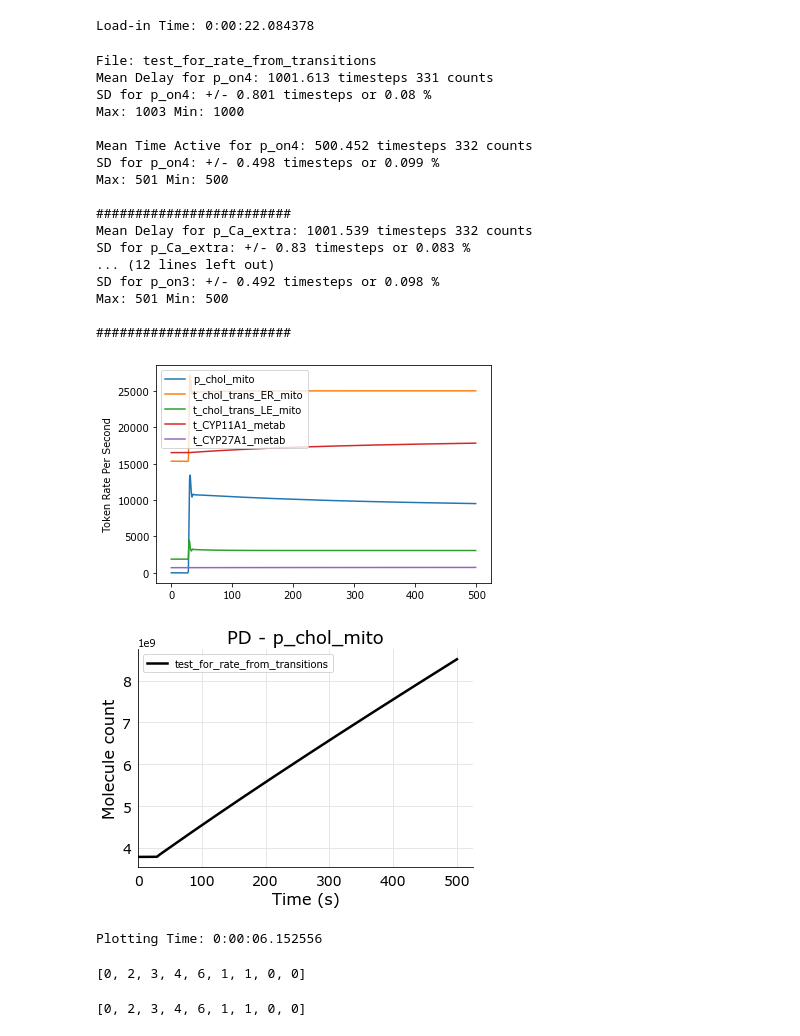
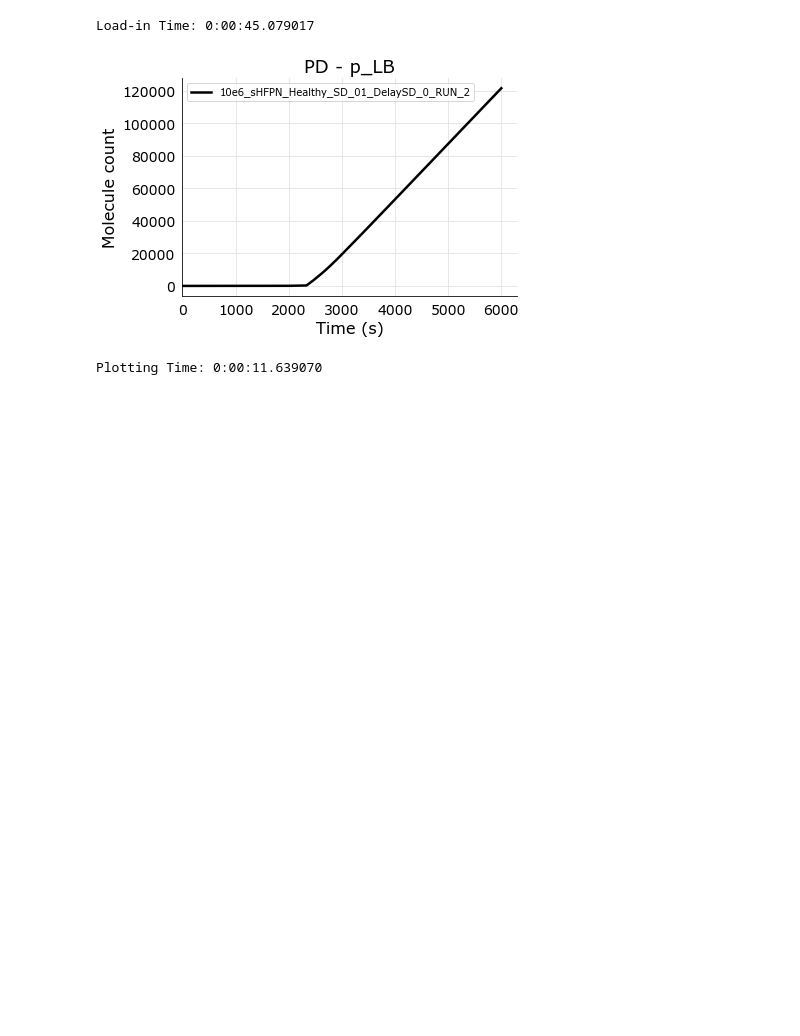
Before and after one commit to BrandonSLockey/HFPN-Stochastic-Version, a Jupyter notebook: HFPN-Stochastic-Version/sHFPN Plotting Jupyter Notebook.ipynb, the cells around one changed output. Drawn from its saved outputs; the diff is of its cells as text; code cells hidden in the pictures; blank space fills up the shorter version.

```diff
--- a/HFPN-Stochastic-Version/sHFPN Plotting Jupyter Notebook.ipynb
+++ b/HFPN-Stochastic-Version/sHFPN Plotting Jupyter Notebook.ipynb
@@ -13,13 +13,13 @@ analysis = {}
 start_time = datetime.now()
 
 #File1 = '6e6_sHFPN_Healthy_SD_0_DelaySD_01'
-#File2 = '6e6_sHFPN_Healthy_SD_0_DelaySD_0'
-File3 = 'test_for_rate_from_transitions'
-desired_plotting_steps = 500000
+File2 = '10e6_sHFPN_Healthy_SD_01_DelaySD_0_RUN_2'
+#File3 = 'test_for_rate_from_transitions'
+desired_plotting_steps = 6000000
 
 #analysis[File1] = Analysis.load_from_file(File1)
-#analysis[File2] = Analysis.load_from_file(File2)
-analysis[File3] = Analysis.load_from_file(File3)
+analysis[File2] = Analysis.load_from_file(File2)
+#analysis[File3] = Analysis.load_from_file(File3)
 
 execution_time = datetime.now()-start_time
 print('\n\nLoad-in Time:', execution_time)
@@ -28,7 +28,7 @@ print("")
 #~~~~~~~~~~~~~~~~~~~~~~~~~~~~~~~End - BSL~~~~~~~~~~~~~~~~~~~~~~~~~~~~~~~~~~~~#
 ##############################################################################
 # %% [output]
-Load-in Time: 0:00:22.084378
+Load-in Time: 0:00:45.079017
 # %%
 def smoothen(array, filter_size):
     filt=np.ones(filter_size)/filter_size
@@ -296,74 +296,38 @@ def calculate_TRUE_calcium_stochasticity(file):
 # %%
 ##############################################################################
 ################Plotting Commands - BSL#######################################
 ##############################################################################
 start_time = datetime.now()
 
 #print(calculate_mean_per_bin(File2, "p_ROS_mito",1000000)) # doesnt work anymore, need to make a new function called array_to_list that converts data to a normal list
 
 #calculate_TRUE_calcium_stochasticity(File1)
-calculate_TRUE_calcium_stochasticity(File3)
-plot_rate_for_place(File3,"p_chol_mito", bin_width = 1000)
-plot_tokens_produced_from_each_TRANSITION(File3, "t_chol_trans_ER_mito", bin_width=1000)
-plot_tokens_produced_from_each_TRANSITION(File3, "t_chol_trans_LE_mito", bin_width=1000)
-plot_tokens_produced_from_each_TRANSITION(File3, "t_CYP11A1_metab", bin_width=1000)
-plot_tokens_produced_from_each_TRANSITION(File3, "t_CYP27A1_metab", bin_width=1000)
+#calculate_TRUE_calcium_stochasticity(File3)
+#plot_rate_for_place(File3,"p_chol_mito", bin_width = 1000)
+#plot_tokens_produced_from_each_TRANSITION(File3, "t_chol_trans_ER_mito", bin_width=1000)
+#plot_tokens_produced_from_each_TRANSITION(File3, "t_chol_trans_LE_mito", bin_width=1000)
+#plot_tokens_produced_from_each_TRANSITION(File3, "t_CYP11A1_metab", bin_width=1000)
+#plot_tokens_produced_from_each_TRANSITION(File3, "t_CYP27A1_metab", bin_width=1000)
 
 create_plot(analysis,
-            input_place_list = ['p_chol_mito'],
+            input_place_list = ['p_LB'],
             place_labels = [""],
-            mutation_list = [File3],
-            mutation_labels = [File3],
-            plot_title = 'PD - p_chol_mito')
+            mutation_list = [File2],
+            mutation_labels = [File2],
+            plot_title = 'PD - p_LB')
 
 
 
 # create_histogram(analysis, 20)
 
 # calculate_mean_of_delay(analysis, File1)
 # calculate_mean_of_delay(analysis, File2)
 
 execution_time = datetime.now()-start_time
 print('\n\nPlotting Time:', execution_time)
 ##############################################################################
 #~~~~~~~~~~~~~~~~~~~~~~~~~~~~~~~End - BSL~~~~~~~~~~~~~~~~~~~~~~~~~~~~~~~~~~~~#
 ##############################################################################
 # %% [output]
+[figure, new version]
-File: test_for_rate_from_transitions
-Mean Delay for p_on4: 1001.613 timesteps 331 counts
-SD for p_on4: +/- 0.801 timesteps or 0.08 %
-Max: 1003 Min: 1000
-
-Mean Time Active for p_on4: 500.452 timesteps 332 counts
-SD for p_on4: +/- 0.498 timesteps or 0.099 %
-Max: 501 Min: 500
-
-#########################
-Mean Delay for p_Ca_extra: 1001.539 timesteps 332 counts
-SD for p_Ca_extra: +/- 0.83 timesteps or 0.083 %
-... (12 lines left out)
-SD for p_on3: +/- 0.492 timesteps or 0.098 %
-Max: 501 Min: 500
-
-#########################
+Plotting Time: 0:00:11.639070
-[figure, old version]
-[figure, removed]
-Plotting Time: 0:00:06.152556
-# %%
-random_list = [1,3,6,10,16,17,18,18,18]
-
-#zeros to speed up
-def return_list_of_rate_of_change_for_place(random_list):
-    empty_list = [0]
-    stop = len(random_list)-1
-    for index,item in enumerate(random_list):
-        if index == stop:
-            print(empty_list)
-            return empty_list
-        if index<len(random_list):
-            empty_list.append(random_list[index+1]-random_list[index])
-
-rate_calculation(random_list)
-# %% [output]
-[0, 2, 3, 4, 6, 1, 1, 0, 0]
-[0, 2, 3, 4, 6, 1, 1, 0, 0]
```
Also changed, not shown: 2 other files.
